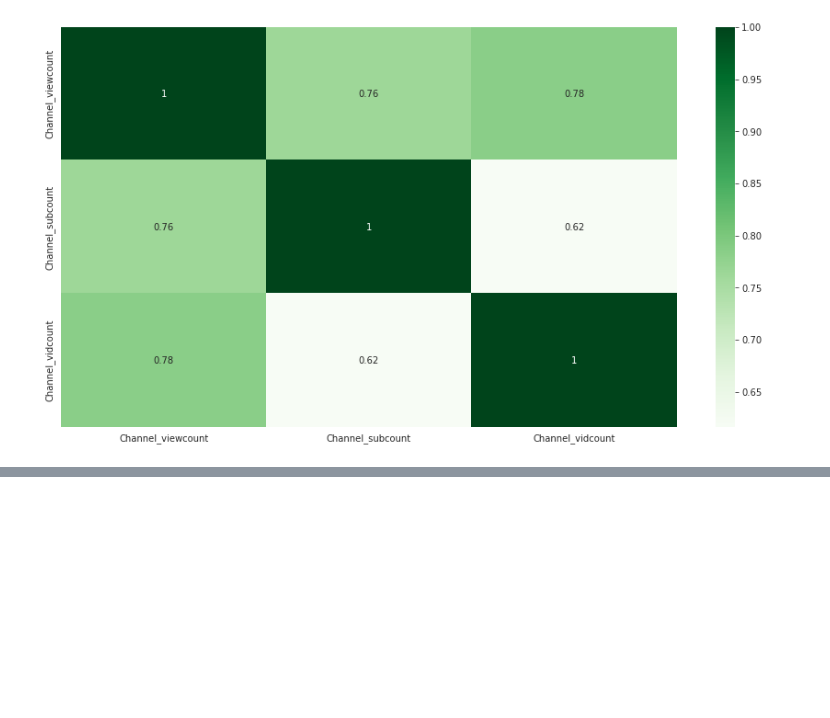
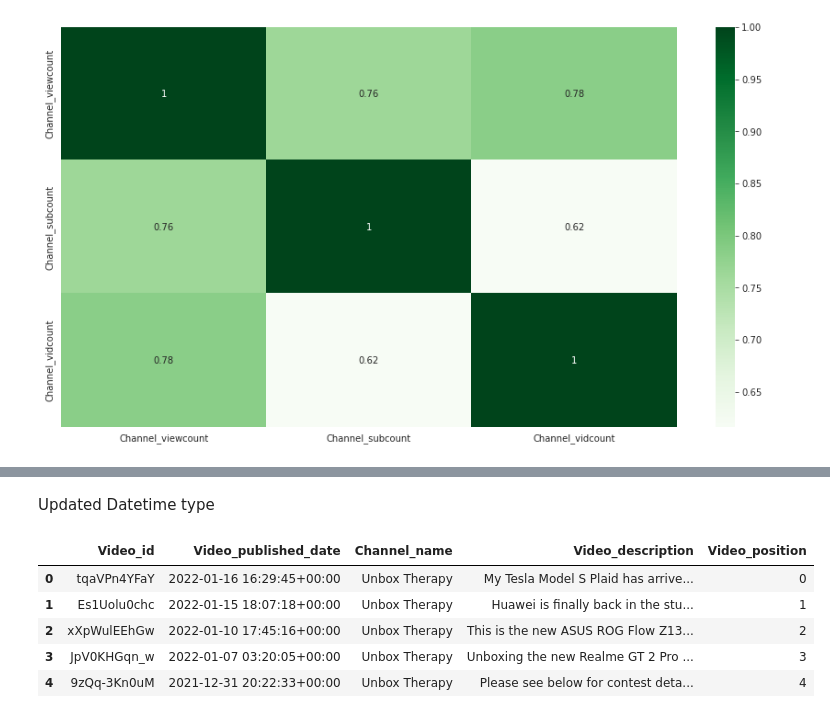
Before and after one commit to PyAshishMhatre/Channel-Analysis-using-Youtube-Data-API, a Jupyter notebook: YoutubeAnalysis.ipynb, the cells around one changed output, grey strips where cells are left out. Drawn from its saved outputs; the diff is of its cells as text; code cells hidden in the pictures; blank space fills up the shorter version.

```diff
--- a/YoutubeAnalysis.ipynb
+++ b/YoutubeAnalysis.ipynb
@@ -143,0 +186,11 @@ sns.heatmap(corr_matrix, cmap='Greens', annot=True)
+# %% [markdown]
+Updated Datetime type
+# %%
+videodf.head()
+# %% [output]
+|  | Video_id | Video_published_date | Channel_name | Video_description | Video_position |
+| 0 | tqaVPn4YFaY | 2022-01-16 16:29:45+00:00 | Unbox Therapy | My Tesla Model S Plaid has arrive... | 0 |
+| 1 | Es1Uolu0chc | 2022-01-15 18:07:18+00:00 | Unbox Therapy | Huawei is finally back in the stu... | 1 |
+| 2 | xXpWulEEhGw | 2022-01-10 17:45:16+00:00 | Unbox Therapy | This is the new ASUS ROG Flow Z13... | 2 |
+| 3 | JpV0KHGqn_w | 2022-01-07 03:20:05+00:00 | Unbox Therapy | Unboxing the new Realme GT 2 Pro ... | 3 |
+| 4 | 9zQq-3Kn0uM | 2021-12-31 20:22:33+00:00 | Unbox Therapy | Please see below for contest deta... | 4 |
```
Also changed, not shown: parts of 17 cells of this notebook.
